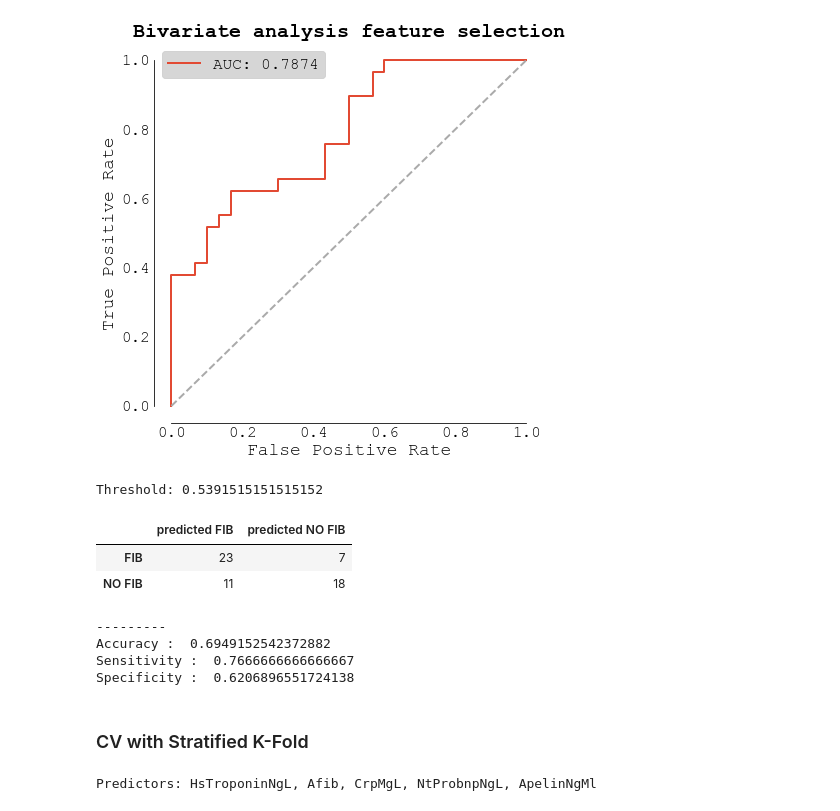
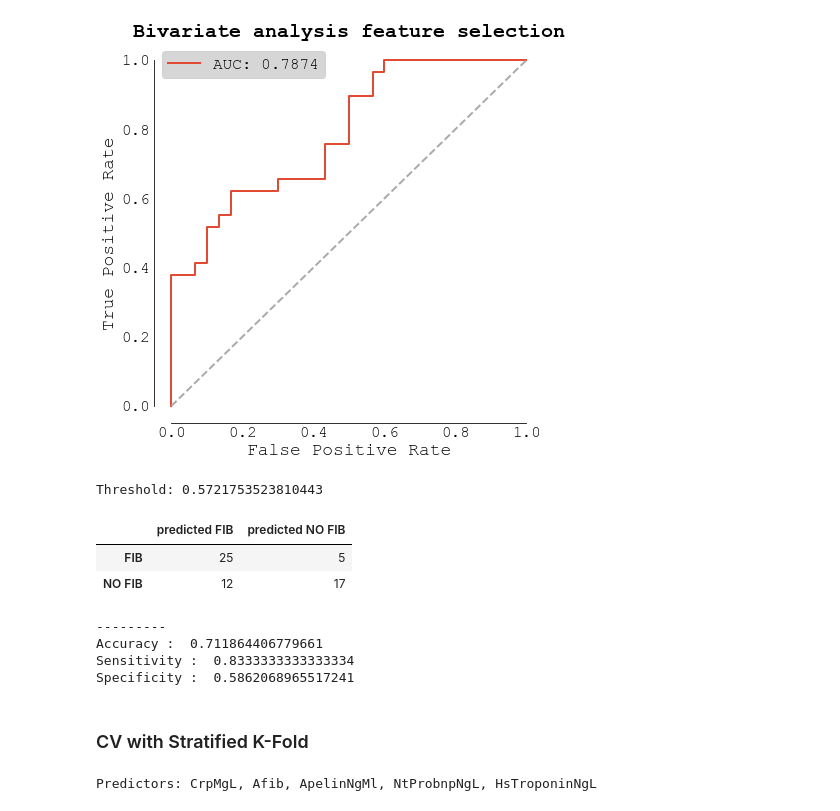
Before and after one commit to Premedix-Academy/apelin_vs_atrial_fibrillation, a Jupyter notebook: AFISBIO_paper_final.ipynb, the cells around one changed output. Cells and saved outputs as stored; diff of their text form; code cells hidden in the pictures.

```diff
--- a/AFISBIO_paper_final.ipynb
+++ b/AFISBIO_paper_final.ipynb
@@ -1333,20 +1333,20 @@ if SAVE_RESULTS:
 # %% [output]
 [figure]
 # %%
-ideal_threshold_bivar = thresholds[np.argmax(tpr - fpr)]
+ideal_threshold_bivar = thresh[np.argmax(tpr - fpr)]
 print(f"Threshold: {ideal_threshold_bivar}")
 get_metrics_for_prediction(
     df_bivar["Afib"], result.predict(df_bivar) > ideal_threshold_bivar
 )
 # %% [output]
-Threshold: 0.5391515151515152
+Threshold: 0.5721753523810443
 |  | predicted FIB | predicted NO FIB |
-| FIB | 23 | 7 |
-| NO FIB | 11 | 18 |
+| FIB | 25 | 5 |
+| NO FIB | 12 | 17 |
 ---------
-Accuracy :  0.6949152542372882
-Sensitivity :  0.7666666666666667
-Specificity :  0.6206896551724138
+Accuracy :  0.711864406779661
+Sensitivity :  0.8333333333333334
+Specificity :  0.5862068965517241
 # %% [markdown]
 ### CV with Stratified K-Fold
 # %%
@@ -1360,12 +1360,12 @@ N_REPEATS = 20
 
 tpr, fpr, auc = [], [], []
 acc, sens, spec = [], [], []
+thresholds = np.linspace(0, 1, 100)
 
 
 def manual_roc_curve(true, pred):
     tpr = []
     fpr = []
-    thresholds = np.linspace(0, 1, 100)
     for thresh in thresholds:
         tn, fp, fn, tp = confusion_matrix(true, pred > thresh).ravel()
         tpr.append(tp / (tp + fn))
@@ -1397,7 +1397,7 @@ for train_index, test_index in rskf.split(x_data, y_data):
     sens.append(metrics[1])
     spec.append(metrics[2])
 # %% [output]
-Predictors: HsTroponinNgL, Afib, CrpMgL, NtProbnpNgL, ApelinNgMl
+Predictors: CrpMgL, Afib, ApelinNgMl, NtProbnpNgL, HsTroponinNgL
 # %%
 plt.figure(figsize=(9, 9))
 tpr = np.vstack(tpr)
```
Also changed, not shown: parts of 12 cells of this notebook.
